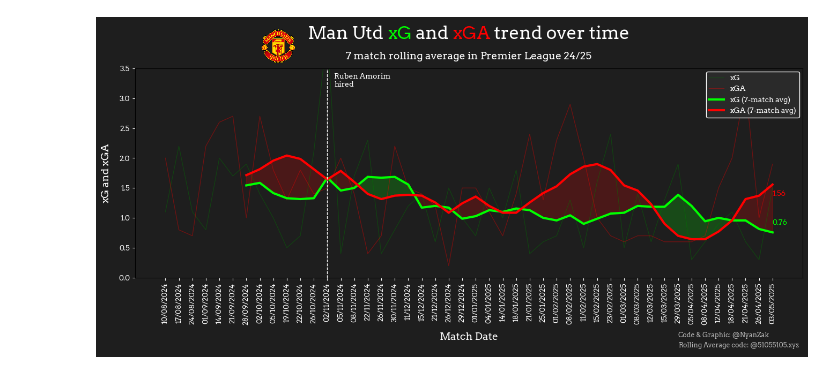
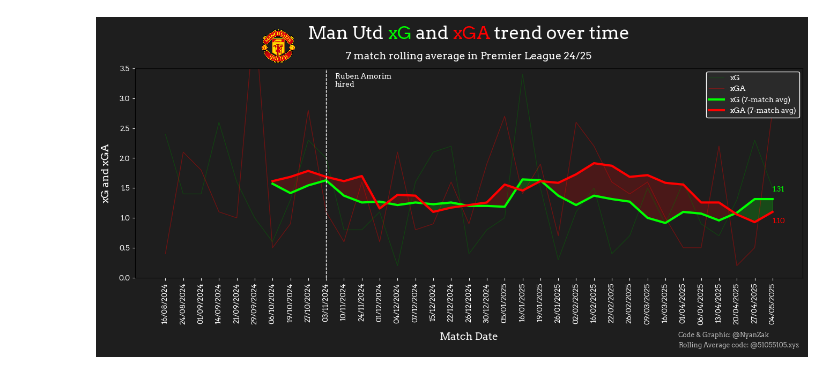
Before and after one commit to NyanZak/fbrefRollingXGXGA, a Jupyter notebook: fbrefRollingxGxGA.ipynb, the cells around one changed output. Drawn from its saved outputs; the diff is of its cells as text; code cells hidden in the pictures.

```diff
--- a/fbrefRollingxGxGA.ipynb
+++ b/fbrefRollingxGxGA.ipynb
@@ -39,6 +39,7 @@ def fetch_xg_data(url):
     df = df[['Date', 'xG', 'xGA']].dropna()
     df['Date'] = pd.to_datetime(df['Date'])
     return df
+df = fetch_xg_data(url)
 
 # Compute rolling averages
 xGavg = df['xG'].rolling(rollingavg).mean()
@@ -141,32 +142,32 @@ plt.grid(False)
 plt.legend(
     loc='upper right',
     bbox_to_anchor=(1, 1.001),
     facecolor='#2a2a2a',
     framealpha=1,
     edgecolor='white',
     fontsize=12,
     prop=arvo_font
 )
 
-# === LEGEND & CREDITS ===
+# === CREDITS ===
 fig_text(
     x=0.94, y=0.115,
     s="Code & Graphic: @NyanZak \nRolling Average code: @51055105.xyz",
     ha="right", va="top",
     fontsize=9,
     color="white",
     fontproperties=arvo_font,
     alpha=0.7
 )
 
 # === SAVE AND SHOW ===
 # Adjust layout to prevent overlapping and improve readability
 plt.subplots_adjust(bottom=0.3, top=0.83)
 plt.tight_layout(rect=[0, 0, 1, 0.95])
 today = datetime.today().strftime('%Y-%m-%d')
 filename = output_path / f"{teamname}_xGxGA_{season}_{today}.png"
 filename.parent.mkdir(parents=True, exist_ok=True)
 plt.savefig(filename, dpi=300, bbox_inches='tight')
 plt.show()
 # %% [output]
-[figure, old version]
+[figure, new version]
```
